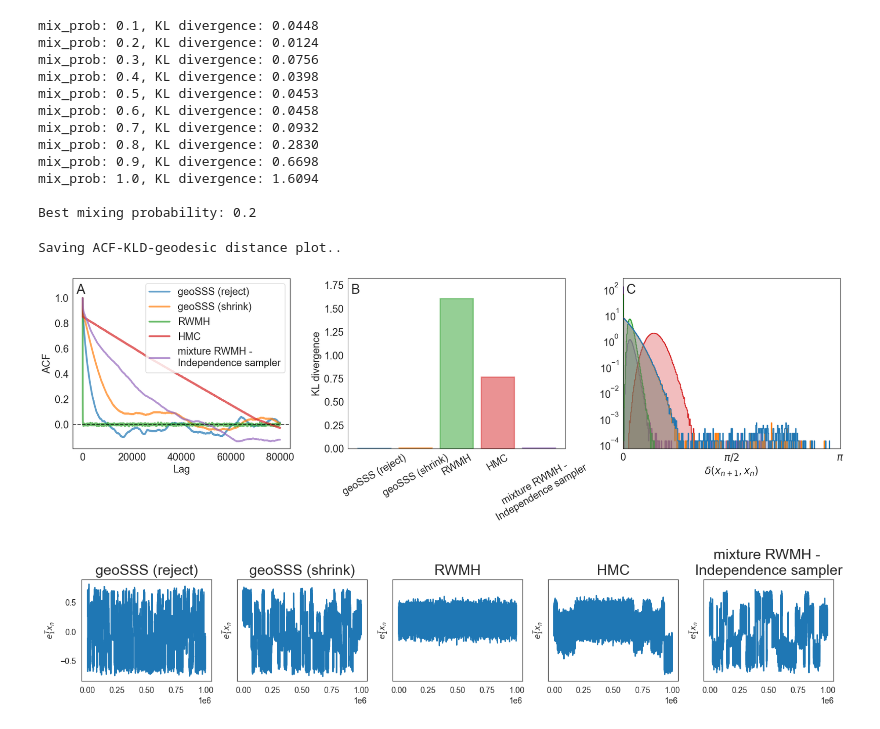
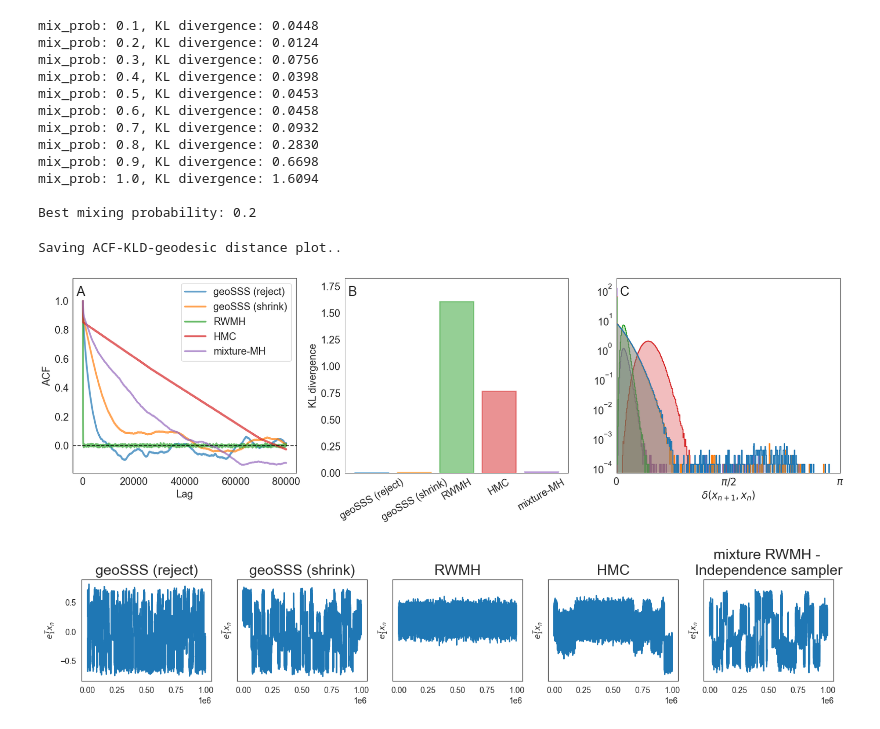
Before and after one commit to microscopic-image-analysis/geosss, a Jupyter notebook: scripts/visualize_mixture_vMF.ipynb, the cells around one changed output. Drawn from its saved outputs; the diff is of its cells as text; code cells hidden in the pictures.

```diff
--- a/scripts/visualize_mixture_vMF.ipynb
+++ b/scripts/visualize_mixture_vMF.ipynb
@@ -39,7 +39,7 @@ ALGOS = {
     "sss-shrink": "geoSSS (shrink)",
     "rwmh": "RWMH",
     "hmc": "HMC",
-    "mix-rwmh-indep": "mixture RWMH - \nIndependence sampler",
+    "mix-rwmh-indep": "mixture-MH",
 }
 
 # set filepaths and filenames
@@ -222,35 +222,39 @@ sns.histplot(
     legend=False,  # no legend ax3
 )
 
 # Customize the x-axis labels and ticks
 ax3.set_xlabel(r"$\delta(x_{n+1}, x_n)$", fontsize=fs)
 ax3.set_xticks([0, np.pi / 2, np.pi])
 ax3.set_xticklabels(["0", r"$\pi/2$", r"$\pi$"], fontsize=fs)
 ax3.tick_params(axis="both", which="major", labelsize=fs)
 
 # Set y-scale to logarithmic
 ax3.set_yscale("log")
 ax3.set_ylabel(None)  # Remove the y-axis label
 ax3.set_xlim(0, np.pi)
 
 # annotate every subplot
 for i, ax in enumerate(axes, 65):
     ax.annotate(chr(i), xy=(0.015, 0.91), xycoords="axes fraction", fontsize=22)
 
     # adding some margin on top
     ymin, ymax = ax.get_ylim()
     ax.set_ylim(ymin, ymax + 0.08 * (ymax - ymin))
 
 # Adjust layout
 fig.tight_layout()
 
 save_acf_kld_dist = True
 if save_acf_kld_dist:
     print("Saving ACF-KLD-geodesic distance plot..")
-    fig.savefig(f"{subdir}/{filename}_acf_kld_dist.pdf", transparent=True)
+    # fig.savefig(f"{subdir}/{filename}_acf_kld_dist.pdf", transparent=True)
+    fig.savefig(
+        f"../spherical-slice-sampling/latex/figures/{filename}_acf_kld_dist.pdf",
+        transparent=True,
+    )
 # %% [output]
 Saving ACF-KLD-geodesic distance plot..
-[figure, old version]
+[figure, new version]
 # %%
 # ac = autocorr(samples["hmc"][:, 0])[:lag]
 
```
Also changed, not shown: parts of 1 cell of this notebook, 1 other file.
